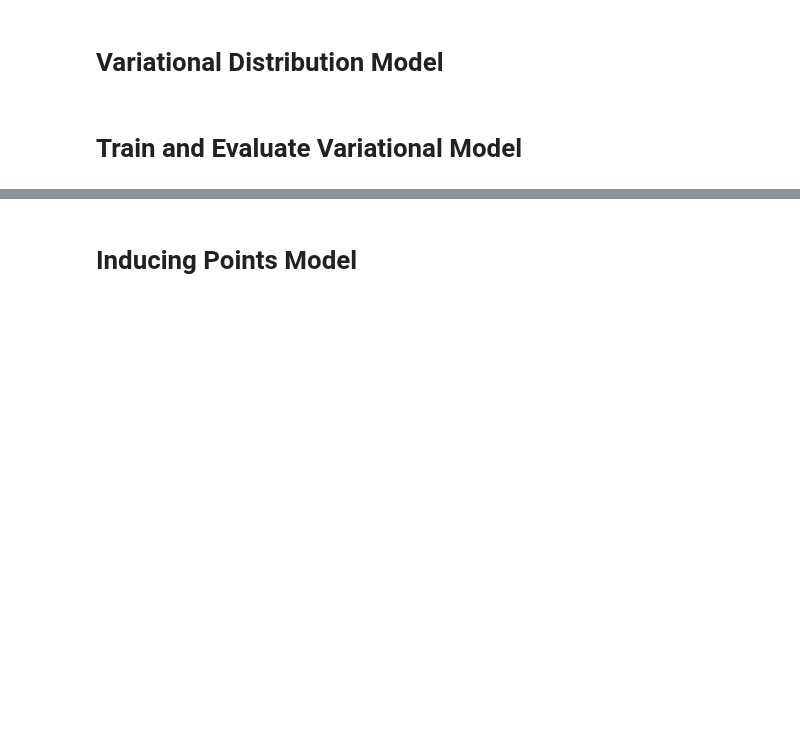
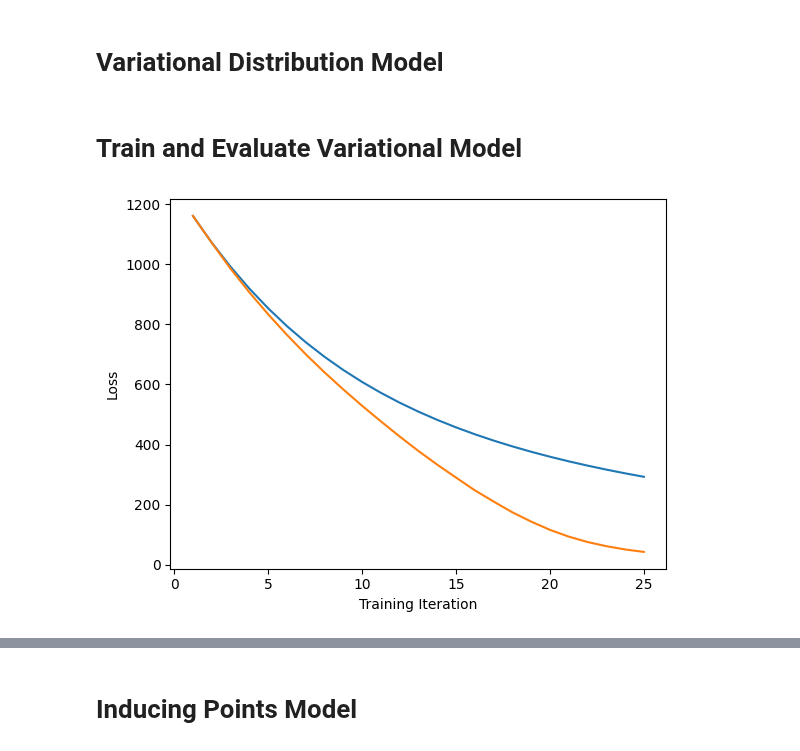
Before and after one commit to Sabelz/Master_Thesis_Alexander, a Jupyter notebook: GPs/ConcreteGPs.ipynb, the cells around one changed output, grey strips where cells are left out. Cells and saved outputs as stored; diff of their text form; code cells hidden in the pictures; blank space fills up the shorter version.

```diff
--- a/GPs/ConcreteGPs.ipynb
+++ b/GPs/ConcreteGPs.ipynb
@@ -172,7 +181,7 @@ TypeError: can't convert cuda:0 device type tensor to numpy. Use Tensor.cpu() to
 variational_likelihood_concrete = gpytorch.likelihoods.GaussianLikelihood()
 variational_mean_concrete = gpytorch.means.ConstantMean()
 variational_kernel_concrete = gpytorch.kernels.RBFKernel()
-n_inducing_points = 2000
+n_inducing_points = int(len(x_train_concrete/2))
 # Generate a tensor of random indices
 indices = torch.randperm(x_train_concrete.size(0))
 # Select N random rows
@@ -187,7 +196,7 @@ variational_model_concrete = variational_model_concrete.to(device) # Move model
 variational_likelihood_concrete_standardized = gpytorch.likelihoods.GaussianLikelihood()
 variational_mean_concrete_standardized = gpytorch.means.ConstantMean()
 variational_kernel_concrete_standardized = gpytorch.kernels.RBFKernel()
-n_inducing_points = 4500
+n_inducing_points = int(len(x_train_concrete_standardized/2))
 # Generate a tensor of random indices
 indices = torch.randperm(x_train_concrete_standardized.size(0))
 # Select N random rows
@@ -202,19 +211,19 @@ variational_model_concrete_standardized = variational_model_concrete_standardize
 # %%
 # Use train_loader_concrete
 train_time_variational_concrete = train_ELBO(variational_model_concrete,
                                  variational_likelihood_concrete,
                                  x_train_concrete,
                                  y_train_concrete,
-                                 training_iter= 80,
-                                 train_loader=train_loader_concrete) # train is defined in utils/functions.ipynb
+                                 training_iter= 25) # train is defined in utils/functions.ipynb
 
 # Standardized version, train_loader_concrete_standardized
 train_time_variational_concrete_standardized = train_ELBO(variational_model_concrete_standardized,
                                               variational_likelihood_concrete_standardized,
                                               x_train_concrete_standardized,
                                               y_train_concrete,
-                                              training_iter= 80,
-                                              train_loader=train_loader_concrete_standardized) # train is defined in utils/functions.ipynb
+                                              training_iter= 25) # train is defined in utils/functions.ipynb
+# %% [output]
+[figure, added]
 # %%
 with torch.no_grad(), gpytorch.settings.fast_pred_var():
   # predict is defined in utils/functions.ipynb
```
Also changed, not shown: parts of 27 cells of this notebook.
